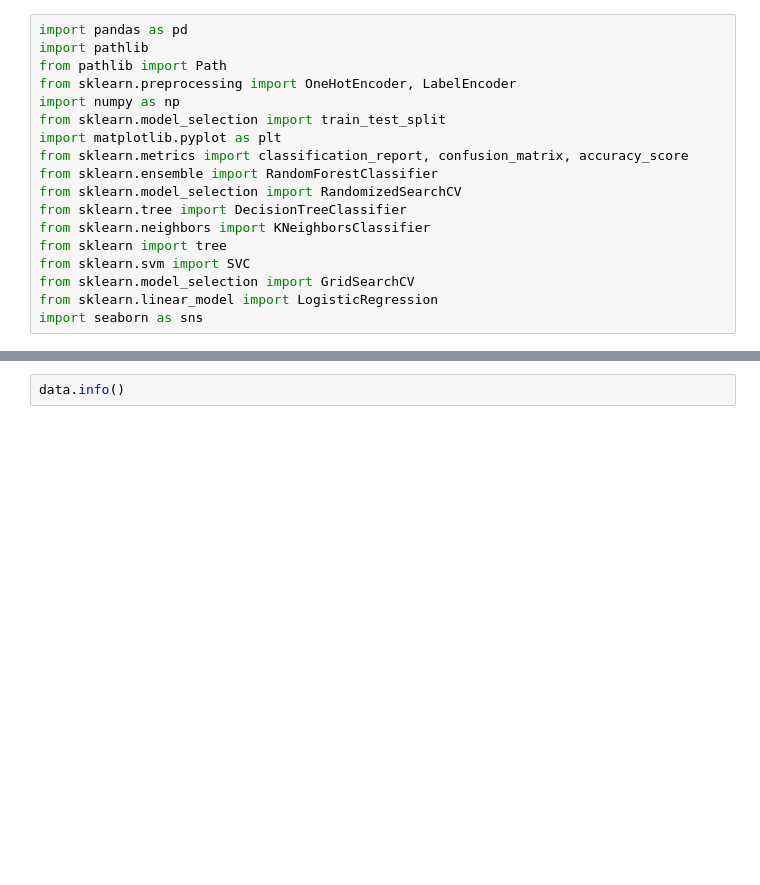
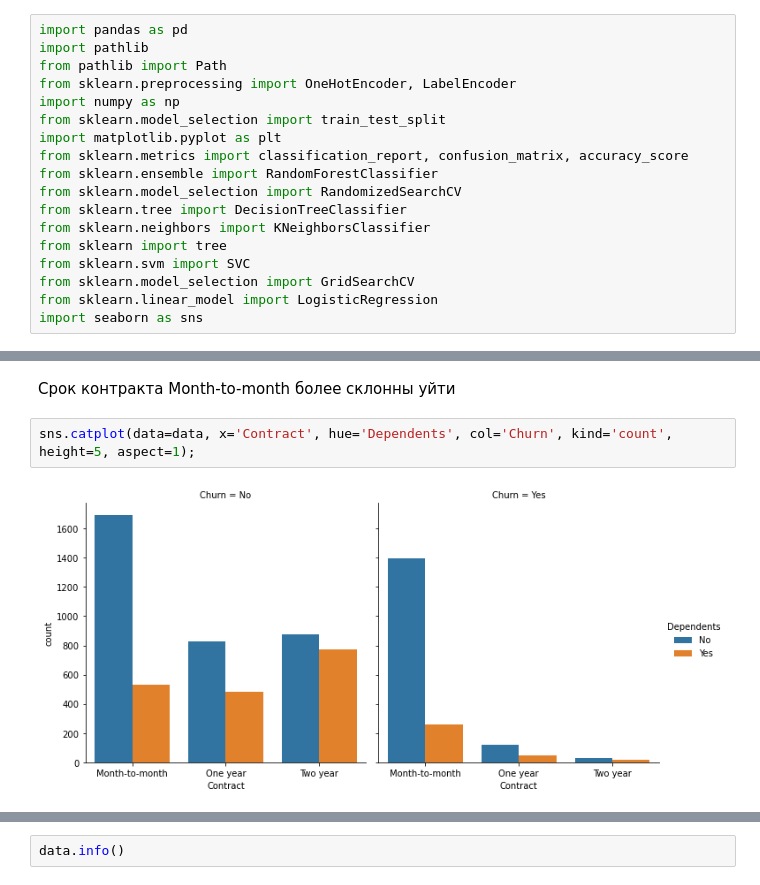
Before and after one commit to nurik08/Churn_Model, a Jupyter notebook: model.ipynb, the cells around one changed output, grey strips where cells are left out. Cells and saved outputs as stored; diff of their text form; blank space fills up the shorter version.

```diff
--- a/model.ipynb
+++ b/model.ipynb
@@ -22,0 +72,6 @@ data = pd.read_csv(data_path)
+# %% [markdown]
+Срок контракта Month-to-month более склонны  уйти
+# %%
+sns.catplot(data=data, x='Contract', hue='Dependents', col='Churn', kind='count',  height=5, aspect=1);
+# %% [output]
+[figure, added]
```
Also changed, not shown: parts of 23 cells of this notebook.
